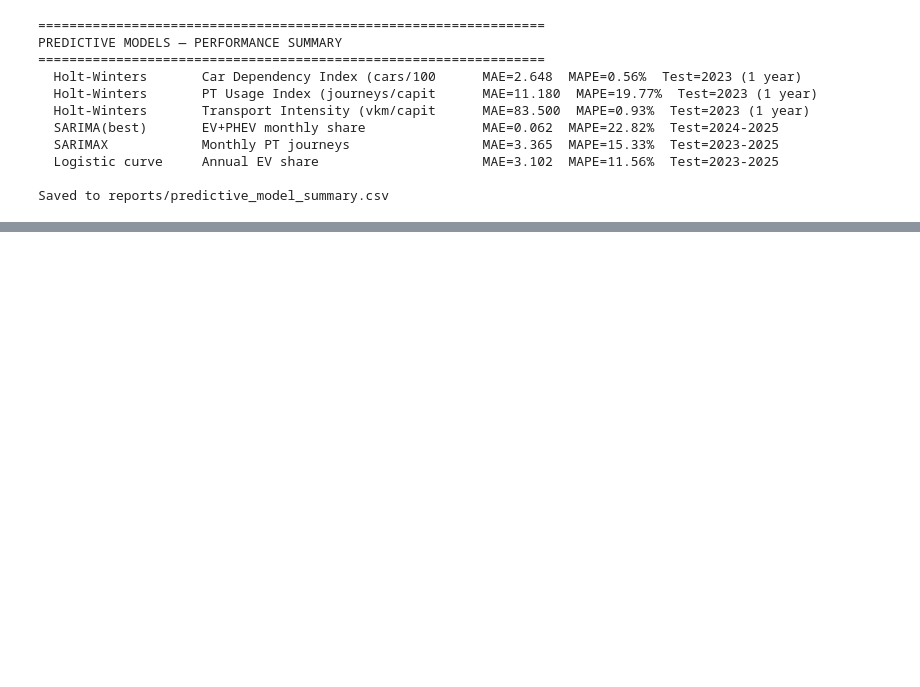
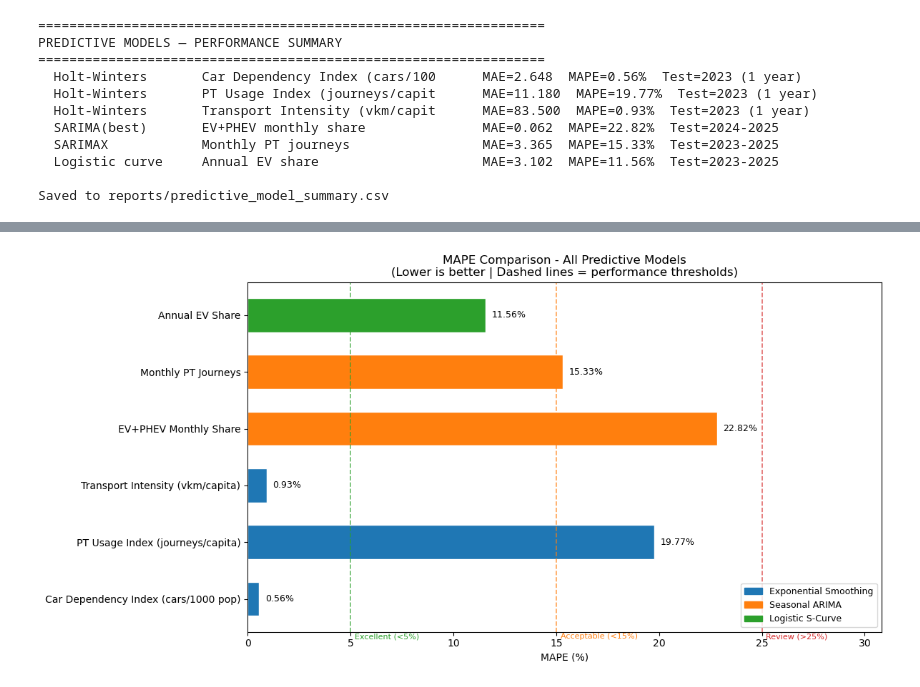
Before and after one commit to srb1024/IE_TRANSPORTs_DECARBONISATION_TRACKER, a Jupyter notebook: notebooks/03_predictive_analytics.ipynb, the cells around one changed output, grey strips where cells are left out. Drawn from its saved outputs; the diff is of its cells as text; code cells hidden in the pictures; blank space fills up the shorter version.

```diff
--- a/notebooks/03_predictive_analytics.ipynb
+++ b/notebooks/03_predictive_analytics.ipynb
@@ -789,0 +923,43 @@ Saved to reports/predictive_model_summary.csv
+# %%
+# TILE 17 — MAPE bar chart from live metrics_df
+
+import matplotlib.pyplot as plt
+import matplotlib.patches as mpatches
+
+fig, ax = plt.subplots(figsize=(12, 6))
+
+colors = {
+    "Exponential Smoothing": "#1f77b4",
+    "Seasonal ARIMA":        "#ff7f0e",
+    "Logistic S-Curve":    "#2ca02c"
+}
+bar_colors = [colors[t] for t in metrics_df["Algorithm_Type"]]
+bar_labels  = metrics_df["Series"].tolist()
+bar_values  = metrics_df["MAPE"].tolist()
+
+bars = ax.barh(bar_labels, bar_values,
+               color=bar_colors, edgecolor="white", height=0.6)
+
+ax.axvline(5,  color="#2ca02c", linestyle="--", linewidth=1.2, alpha=0.7)
+ax.axvline(15, color="#ff7f0e", linestyle="--", linewidth=1.2, alpha=0.7)
+ax.axvline(25, color="#d62728", linestyle="--", linewidth=1.2, alpha=0.7)
+ax.text(5.2,  -0.7, "Excellent (<5%)",  fontsize=8, color="#2ca02c")
+ax.text(15.2, -0.7, "Acceptable (<15%)", fontsize=8, color="#ff7f0e")
+ax.text(25.2, -0.7, "Review (>25%)",    fontsize=8, color="#d62728")
+
+for bar, val in zip(bars, bar_values):
+    ax.text(bar.get_width() + 0.3,
+            bar.get_y() + bar.get_height() / 2,
+            f"{val:.2f}%", va="center", fontsize=9)
+
+legend_patches = [mpatches.Patch(color=v, label=k) for k, v in colors.items()]
+ax.legend(handles=legend_patches, loc="lower right", fontsize=9)
+ax.set(title="MAPE Comparison - All Predictive Models\n"
+             "(Lower is better | Dashed lines = performance thresholds)",
+       xlabel="MAPE (%)", ylabel="")
+ax.set_xlim(0, max(bar_values) + 8)
+plt.tight_layout()
+plt.savefig(FIG_DIR / "30_mape_comparison.png", dpi=150)
+plt.show()
+# %% [output]
+[figure, added]
```
Also changed, not shown: parts of 20 cells of this notebook, 17 other files.
